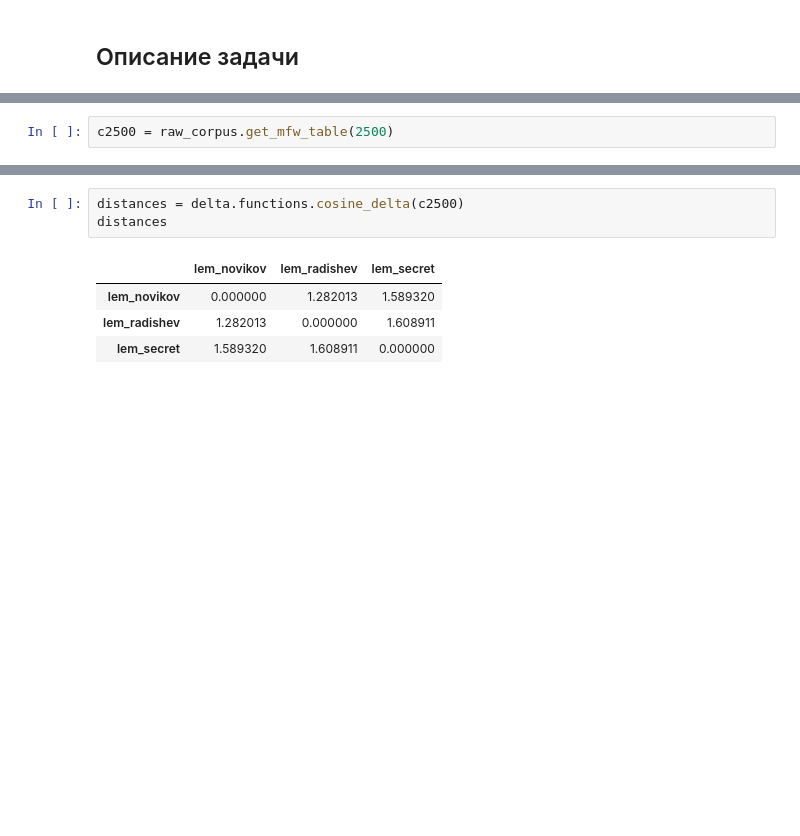
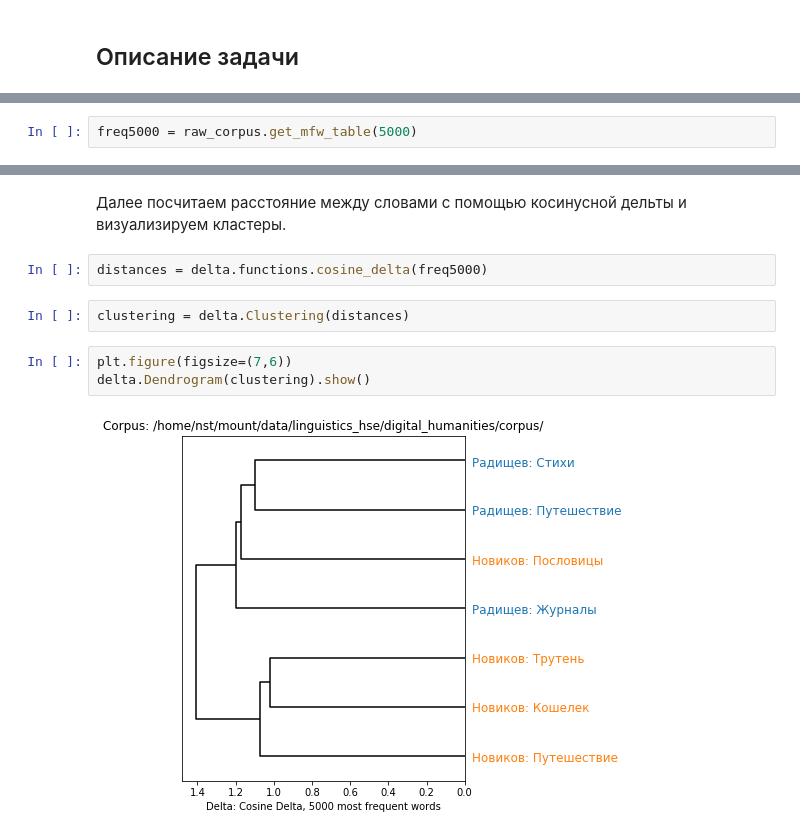
Before and after one commit to kssamoylenko/Digital-Humanities-Course, a Jupyter notebook: stylometry/stylometry.ipynb, the cells around one changed output, grey strips where cells are left out. Cells and saved outputs as stored; diff of their text form; blank space fills up the shorter version.

```diff
--- a/stylometry/stylometry.ipynb
+++ b/stylometry/stylometry.ipynb
@@ -72,2 +70,2 @@ raw_corpus
 # %%
-c2500 = raw_corpus.get_mfw_table(2500)
+freq5000 = raw_corpus.get_mfw_table(5000)
@@ -82,8 +84,11 @@ c2500
+# %% [markdown]
+Далее посчитаем расстояние между словами с помощью косинусной дельты и визуализируем кластеры.
 # %%
-distances = delta.functions.cosine_delta(c2500)
-distances
+distances = delta.functions.cosine_delta(freq5000)
-# %% [output]
-|  | lem_novikov | lem_radishev | lem_secret |
-| lem_novikov | 0.000000 | 1.282013 | 1.589320 |
-| lem_radishev | 1.282013 | 0.000000 | 1.608911 |
-| lem_secret | 1.589320 | 1.608911 | 0.000000 |
+# %%
+clustering = delta.Clustering(distances)
+# %%
+plt.figure(figsize=(7,6))
+delta.Dendrogram(clustering).show()
+# %% [output]
+[figure, added]
```
Also changed, not shown: parts of 18 cells of this notebook, 1 other file.
